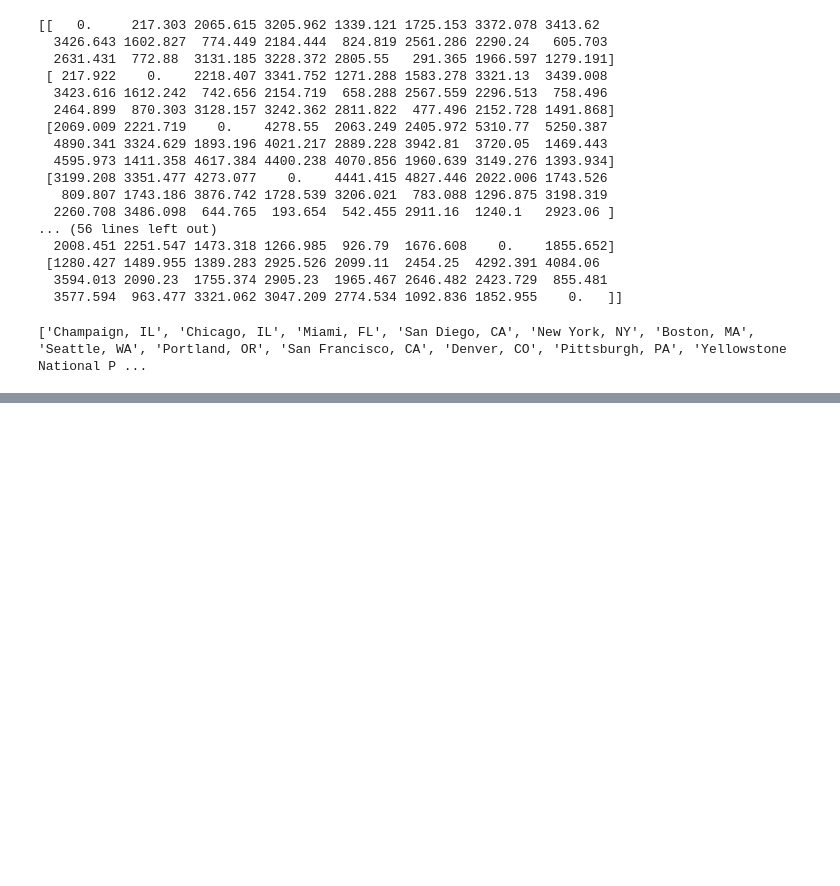
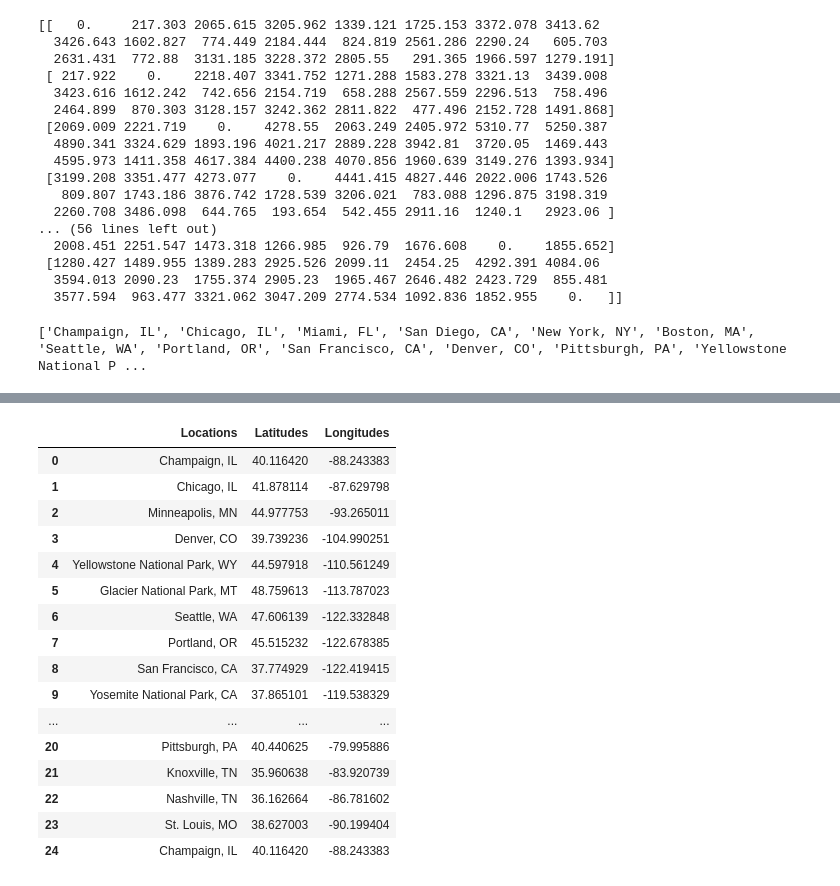
Before and after one commit to tharunk31/TripRouterTSP, a Jupyter notebook: TSPTripPlan.ipynb, the cells around one changed output, grey strips where cells are left out. Drawn from its saved outputs; the diff is of its cells as text; code cells hidden in the pictures; blank space fills up the shorter version.

```diff
--- a/TSPTripPlan.ipynb
+++ b/TSPTripPlan.ipynb
@@ -257,0 +294,26 @@ for i in range(len(Locations)):
+# %%
+Zeros = np.zeros(len(Routing))
+LongLat = pd.DataFrame({"Locations":Zeros,
+                       "Latitudes":Zeros,
+                       "Longitudes":Zeros})
+for i in range(len(Routing)):
+    LongLat.loc[i] = [Locations[Routing[i]],Latitudes[Routing[i]],Longitudes[Routing[i]]]
+LongLat
+# %% [output]
+|  | Locations | Latitudes | Longitudes |
+| 0 | Champaign, IL | 40.116420 | -88.243383 |
+| 1 | Chicago, IL | 41.878114 | -87.629798 |
+| 2 | Minneapolis, MN | 44.977753 | -93.265011 |
+| 3 | Denver, CO | 39.739236 | -104.990251 |
+| 4 | Yellowstone National Park, WY | 44.597918 | -110.561249 |
+| 5 | Glacier National Park, MT | 48.759613 | -113.787023 |
+| 6 | Seattle, WA | 47.606139 | -122.332848 |
+| 7 | Portland, OR | 45.515232 | -122.678385 |
+| 8 | San Francisco, CA | 37.774929 | -122.419415 |
+| 9 | Yosemite National Park, CA | 37.865101 | -119.538329 |
+| ... | ... | ... | ... |
+| 20 | Pittsburgh, PA | 40.440625 | -79.995886 |
+| 21 | Knoxville, TN | 35.960638 | -83.920739 |
+| 22 | Nashville, TN | 36.162664 | -86.781602 |
+| 23 | St. Louis, MO | 38.627003 | -90.199404 |
+| 24 | Champaign, IL | 40.116420 | -88.243383 |
```
Also changed, not shown: parts of 11 cells of this notebook.
